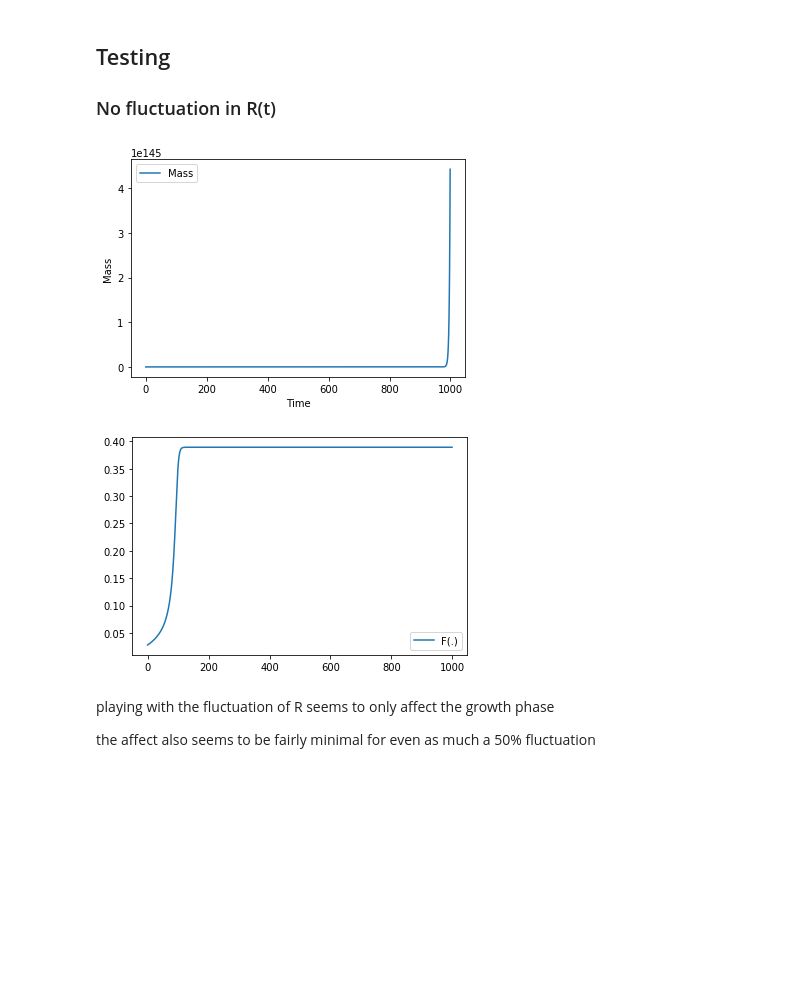
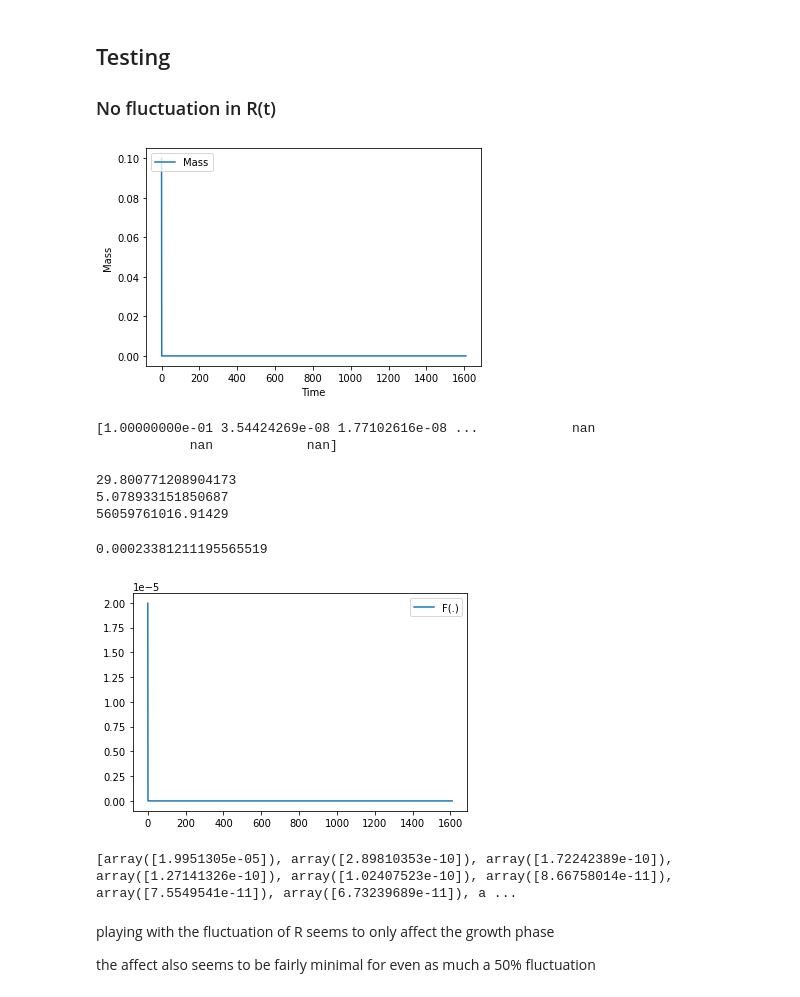
Before and after one commit to Don-Burns/Masters_Project, a Jupyter notebook: code/Building_New_Models.ipynb, the cells around one changed output. Cells and saved outputs as stored; diff of their text form; code cells hidden in the pictures; blank space fills up the shorter version.

```diff
--- a/code/Building_New_Models.ipynb
+++ b/code/Building_New_Models.ipynb
@@ -165,26 +170,44 @@ It seems RMR is reported in energy/mass/time e.g. $J/g/h$.
 # %%
 #params from pawar et al 2012 SI : Salmo trutta [juvenile] → Gammarus sp. [dead adult]
 # params = {"epsilon" : 1, "L_B" : 0, "L_R" : 0, "a" : 2.25*10**-2, "R" : 3.81*10**-5, "h" : 1.22*10**2} # L_B as B0 from hou
 
 # params = {"epsilon" : 1, "L_B" : 10**-4.7, "L_R" : 0,
 #           "R" : 1.2*10**-3, "h" : 2.57, "amp" : 0, "period" : 1}
 
-params = {"epsilon" : 1, "L_B" : 0.02, "L_R" : 0,
-          "R" : 10, "h" : 2.57, "amp" : 0, "period" : 1}
+params = {"alpha" : 200, "epsilon" : 1, "M" : 20000, "mc" : 3 * 10**-9, "L_R" : 0,
+          "R" : 10**6, "amp" : 0, "period" : 1, "dimensionality" : "2D"}
 m0 = 0.1
-time = 10**3
+time = 10**5
 
 mass = F.plot_supply(m0, time, params)
 
-
-# print(mass)
+a= 200000 + 100000
+b = 200000 + 100000
+print(mass)
 # %% [output]
-[figure, old version]
+[figure, new version]
+[1.00000000e-01 3.54424269e-08 1.77102616e-08 ...            nan
+            nan            nan]
+# %%
+365*100
+a
+10**5 / 365
+m = 2000
+print(F.hm(m, "3D"))
+print(F.am(m, "3D"))
+# print(F.Fun_Resp())
+print(F.Bm(m, params["M"],params["mc"]))
+m**-1.1
+# %% [output]
+29.800771208904173
+5.078933151850687
+56059761016.91429
+0.00023381211195565519
 # %%
 ## checking F(.)
 import matplotlib.pyplot as plt
-# params = {"epsilon" : 1, "L_B" : 0, "L_R" : 0,
-#           "R" : 10, "h" : 2.57, "amp" : 0, "period" : 1}
+# params = {"alpha" : 200, "epsilon" : 1, "L_B" : 10**-5.3, "L_R" : 10**-5.5,
+#           "R" : 10, "amp" : 0, "period" : 1, "dimensionality" : "2D"}
 # m0 = 0.1
 # time = 10**3
 
@@ -193,15 +216,17 @@ mass = F.dmdt_integrate(m0, time, params)# growth curve
 # check the functional response over growth
 FR = []
 for t, m in enumerate(mass):
-    FR.append(F.Fun_Resp(m, R = F.Rt(t, amp=5, period=365, centre=10), h = 2.57))
+    FR.append(F.Fun_Resp(m, R = F.Rt(t, amp=0, period=365, centre=100)))
 
 # FR = FR*mass
 plt.figure()
-plt.plot(sc.arange(0, time, 1), FR, label="F(.)")
+plt.plot(np.arange(0, time, 1), FR, label="F(.)")
 plt.legend()
 plt.show()
+# print(FR)
 # %% [output]
-[figure, old version]
+[figure, new version]
+[array([1.9951305e-05]), array([2.89810353e-10]), array([1.72242389e-10]), array([1.27141326e-10]), array([1.02407523e-10]), array([8.66758014e-11]), array([7.5549541e-11]), array([6.73239689e-11]), a ...
 # %% [markdown]
 playing with the fluctuation of R seems to only affect the growth phase
 
```
Also changed, not shown: parts of 21 cells of this notebook, 1 other file.
